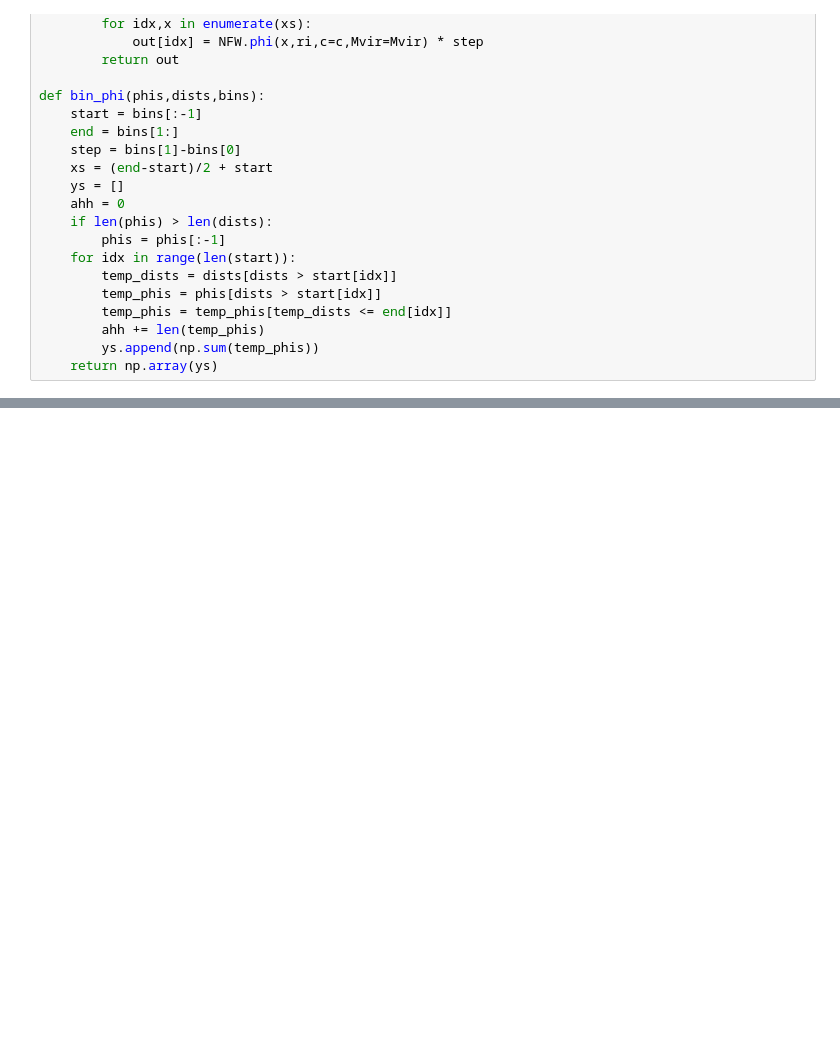
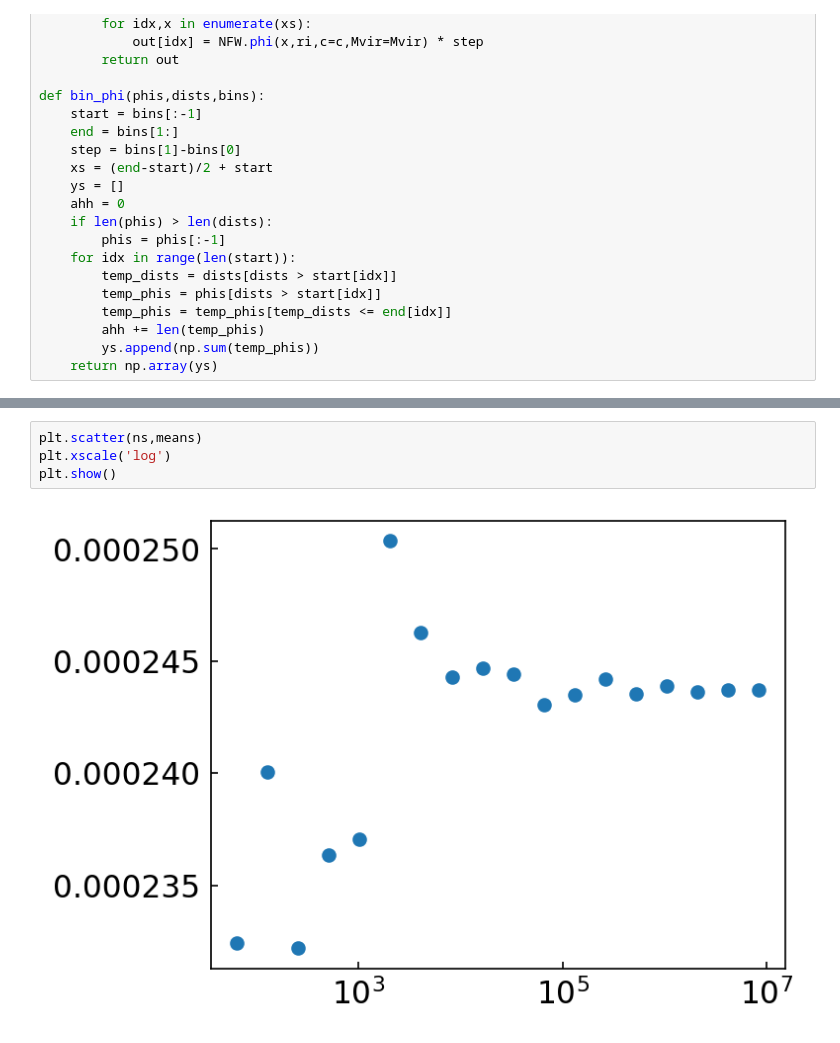
Before and after one commit to humz2k/Force-Errors-In-Cosmological-Simulations, a Jupyter notebook: contributions6.ipynb, the cells around one changed output, grey strips where cells are left out. Cells and saved outputs as stored; diff of their text form; blank space fills up the shorter version.

```diff
--- a/contributions6.ipynb
+++ b/contributions6.ipynb
@@ -256,0 +329,6 @@ plt.show()
+# %%
+plt.scatter(ns,means)
+plt.xscale('log')
+plt.show()
+# %% [output]
+[figure, added]
```
Also changed, not shown: parts of 14 cells of this notebook, 1 other file.
